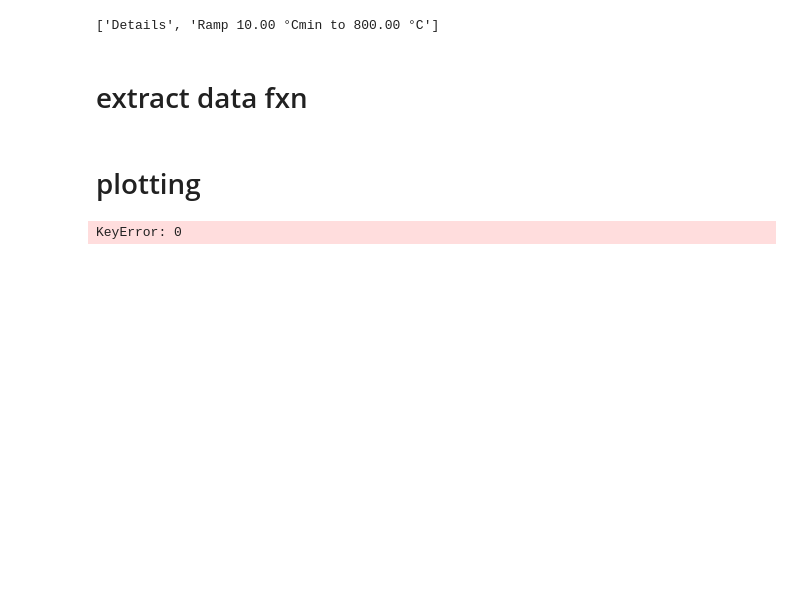
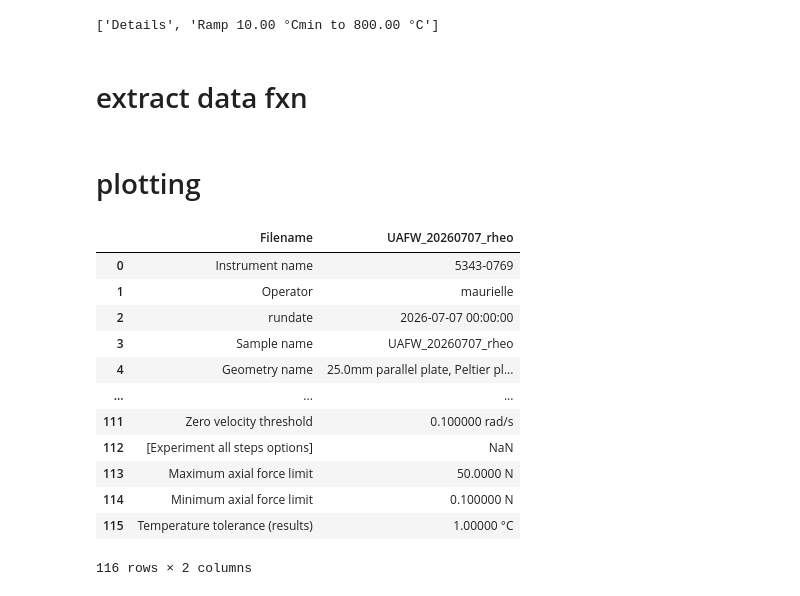
Before and after one commit to maurielle-noto/ionic-liquid-characterization, a Jupyter notebook: dataanalysis.ipynb, the cells around one changed output. Drawn from its saved outputs; the diff is of its cells as text; code cells hidden in the pictures; blank space fills up the shorter version.

```diff
--- a/dataanalysis.ipynb
+++ b/dataanalysis.ipynb
@@ -185,25 +157,19 @@ dfs_and_details = {
                     }
-# %%
-dict = {"lims":{
-                                 "xlims":
-                                        # None
-                                        {
-                                        "xmin": None,
-                                        "xmax": None,
-                                        },
-                                "y1lims":
-                                        # None
-                                        {
-                                        "y1min": None,
-                                        "y1max": None,
-                                        },
-
-                                "y2lims":
-                                        # None
-                                        {
-                                        "y2min": None,
-                                        "y2max": None,
-                                        },
-                             }}
-# %% [output]
-KeyError: 0
+# %%
+rheo_df = pd.read_excel("/Users/mauriellenoto/Desktop/seager/ionicliquids/data/RHEO/2026-07-07/2026-07-07-RHEO-UAFW.xls",
+                        sheet_name = "Details")
+rheo_df
+# %% [output]
+|  | Filename | UAFW_20260707_rheo |
+| 0 | Instrument name | 5343-0769 |
+| 1 | Operator | maurielle |
+| 2 | rundate | 2026-07-07 00:00:00 |
+| 3 | Sample name | UAFW_20260707_rheo |
+| 4 | Geometry name | 25.0mm parallel plate, Peltier pl... |
+| ... | ... | ... |
+| 111 | Zero velocity threshold | 0.100000 rad/s |
+| 112 | [Experiment all steps options] | NaN |
+| 113 | Maximum axial force limit | 50.0000 N |
+| 114 | Minimum axial force limit | 0.100000 N |
+| 115 | Temperature tolerance (results) | 1.00000 °C |
+116 rows × 2 columns
```
Also changed, not shown: parts of 1 cell of this notebook, 2 other files.
